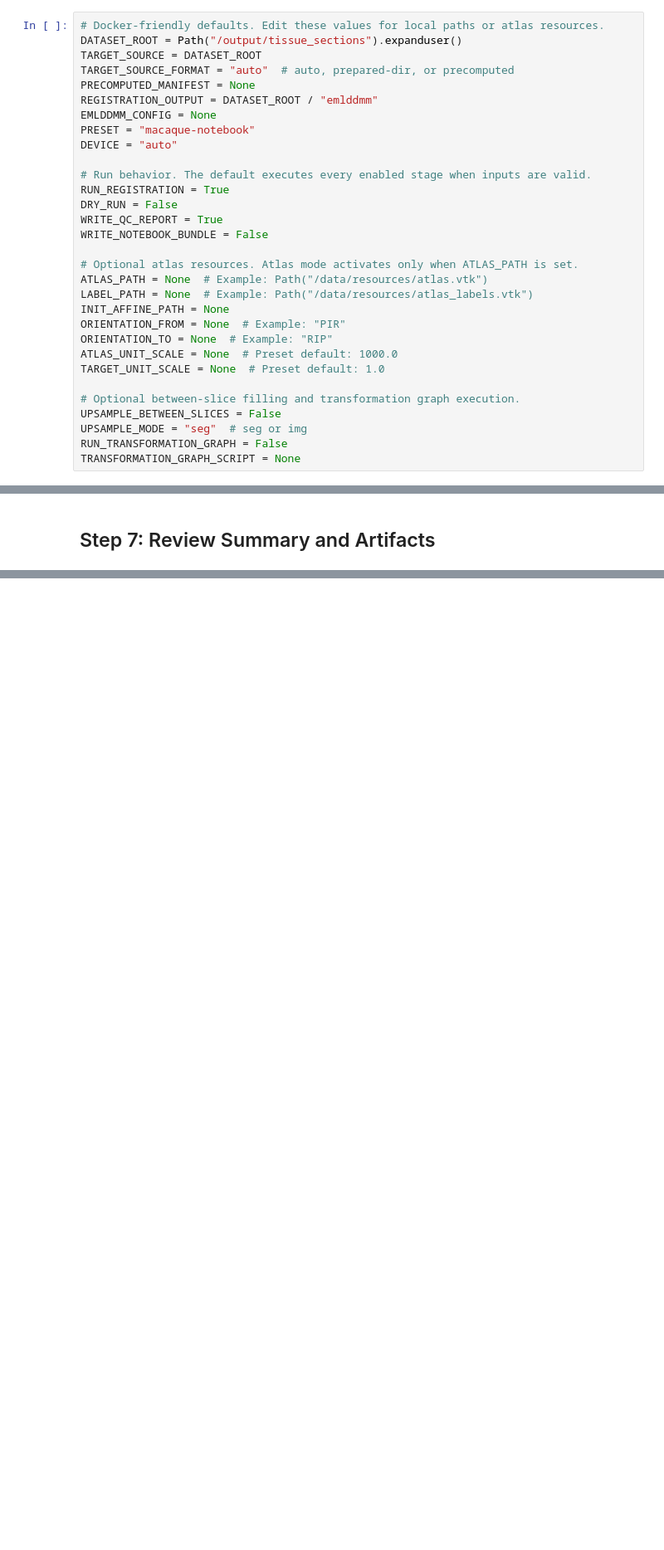
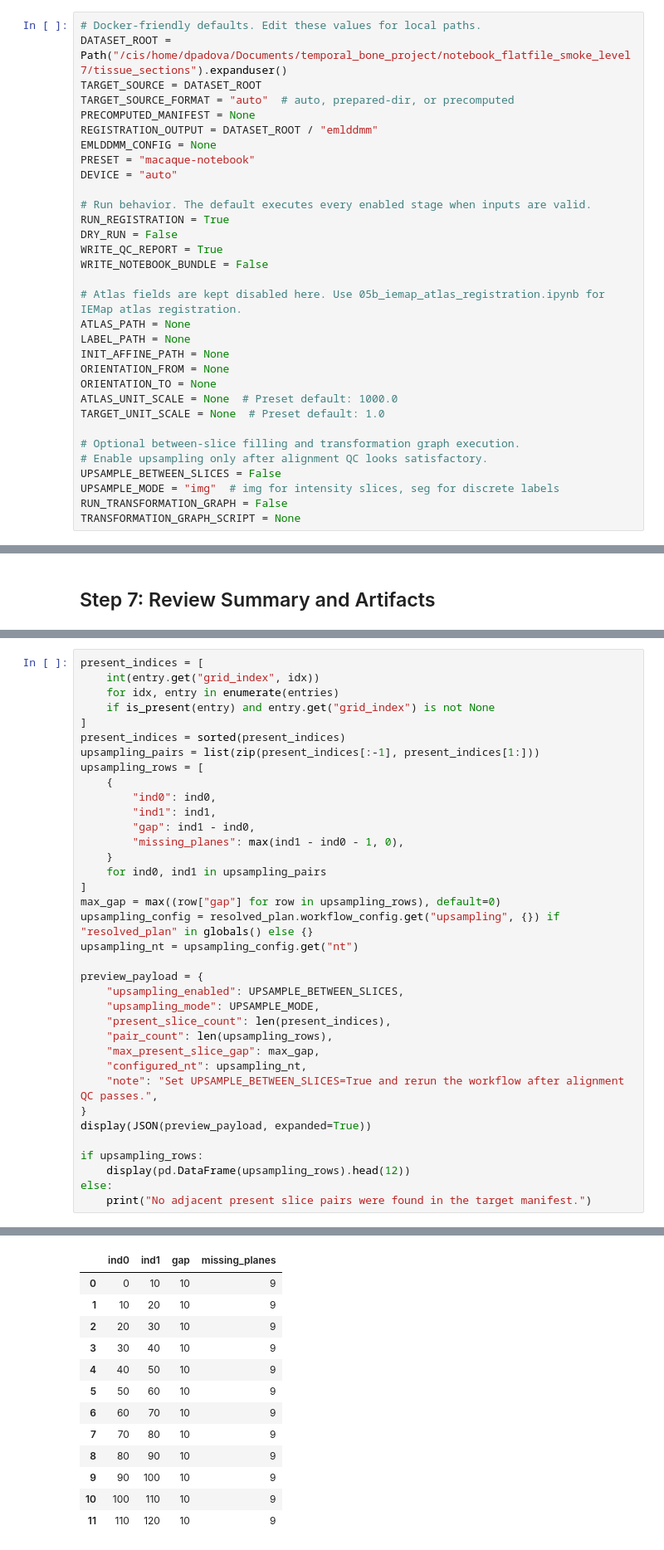
Before and after one commit to dmp2/wsi-tissue-pipeline, a Jupyter notebook: notebooks/05_emlddmm_registration.ipynb, the cells around one changed output, grey strips where cells are left out. Shown at 83% size. Saved outputs shown, nothing was run; the diff lists cells and outputs as text; blank space fills up the shorter version.

```diff
--- a/notebooks/05_emlddmm_registration.ipynb
+++ b/notebooks/05_emlddmm_registration.ipynb
@@ -38,8 +38,8 @@ try:
 except NameError:
     pass
 # %%
-# Docker-friendly defaults. Edit these values for local paths or atlas resources.
-DATASET_ROOT = Path("/output/tissue_sections").expanduser()
+# Docker-friendly defaults. Edit these values for local paths.
+DATASET_ROOT = Path("/cis/home/dpadova/Documents/temporal_bone_project/notebook_flatfile_smoke_level7/tissue_sections").expanduser()
 TARGET_SOURCE = DATASET_ROOT
 TARGET_SOURCE_FORMAT = "auto"  # auto, prepared-dir, or precomputed
 PRECOMPUTED_MANIFEST = None
@@ -54,18 +54,19 @@ DRY_RUN = False
 WRITE_QC_REPORT = True
 WRITE_NOTEBOOK_BUNDLE = False
 
-# Optional atlas resources. Atlas mode activates only when ATLAS_PATH is set.
-ATLAS_PATH = None  # Example: Path("/data/resources/atlas.vtk")
-LABEL_PATH = None  # Example: Path("/data/resources/atlas_labels.vtk")
+# Atlas fields are kept disabled here. Use 05b_iemap_atlas_registration.ipynb for IEMap atlas registration.
+ATLAS_PATH = None
+LABEL_PATH = None
 INIT_AFFINE_PATH = None
-ORIENTATION_FROM = None  # Example: "PIR"
-ORIENTATION_TO = None  # Example: "RIP"
+ORIENTATION_FROM = None
+ORIENTATION_TO = None
 ATLAS_UNIT_SCALE = None  # Preset default: 1000.0
 TARGET_UNIT_SCALE = None  # Preset default: 1.0
 
 # Optional between-slice filling and transformation graph execution.
+# Enable upsampling only after alignment QC looks satisfactory.
 UPSAMPLE_BETWEEN_SLICES = False
-UPSAMPLE_MODE = "seg"  # seg or img
+UPSAMPLE_MODE = "img"  # img for intensity slices, seg for discrete labels
 RUN_TRANSFORMATION_GRAPH = False
 TRANSFORMATION_GRAPH_SCRIPT = None
 # %%
@@ -344,0 +440,37 @@ Typical Step 5 outputs are written under `REGISTRATION_OUTPUT`:
+# %%
+present_indices = [
+    int(entry.get("grid_index", idx))
+    for idx, entry in enumerate(entries)
+    if is_present(entry) and entry.get("grid_index") is not None
+]
+present_indices = sorted(present_indices)
+upsampling_pairs = list(zip(present_indices[:-1], present_indices[1:]))
+upsampling_rows = [
+    {
+        "ind0": ind0,
+        "ind1": ind1,
+        "gap": ind1 - ind0,
+        "missing_planes": max(ind1 - ind0 - 1, 0),
+    }
+    for ind0, ind1 in upsampling_pairs
+]
+max_gap = max((row["gap"] for row in upsampling_rows), default=0)
+upsampling_config = resolved_plan.workflow_config.get("upsampling", {}) if "resolved_plan" in globals() else {}
+upsampling_nt = upsampling_config.get("nt")
+
+preview_payload = {
+    "upsampling_enabled": UPSAMPLE_BETWEEN_SLICES,
+    "upsampling_mode": UPSAMPLE_MODE,
+    "present_slice_count": len(present_indices),
+    "pair_count": len(upsampling_rows),
+    "max_present_slice_gap": max_gap,
+    "configured_nt": upsampling_nt,
+    "note": "Set UPSAMPLE_BETWEEN_SLICES=True and rerun the workflow after alignment QC passes.",
+}
+display(JSON(preview_payload, expanded=True))
+
+if upsampling_rows:
+    display(pd.DataFrame(upsampling_rows).head(12))
+else:
+    print("No adjacent present slice pairs were found in the target manifest.")
+# %% [output]
@@ -344,0 +478,13 @@ Typical Step 5 outputs are written under `REGISTRATION_OUTPUT`:
+|  | ind0 | ind1 | gap | missing_planes |
+| 0 | 0 | 10 | 10 | 9 |
+| 1 | 10 | 20 | 10 | 9 |
+| 2 | 20 | 30 | 10 | 9 |
+| 3 | 30 | 40 | 10 | 9 |
+| 4 | 40 | 50 | 10 | 9 |
+| 5 | 50 | 60 | 10 | 9 |
+| 6 | 60 | 70 | 10 | 9 |
+| 7 | 70 | 80 | 10 | 9 |
+| 8 | 80 | 90 | 10 | 9 |
+| 9 | 90 | 100 | 10 | 9 |
+| 10 | 100 | 110 | 10 | 9 |
+| 11 | 110 | 120 | 10 | 9 |
```
Also changed, not shown: parts of 16 cells of this notebook, 5 other files.
